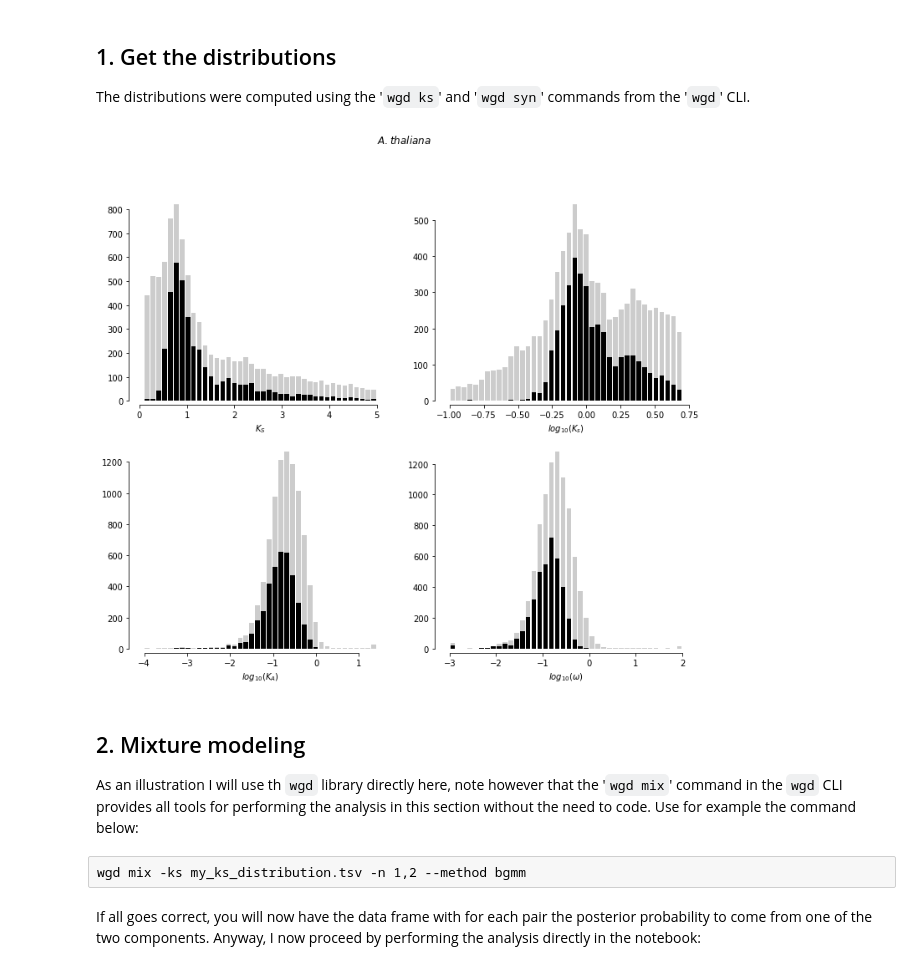
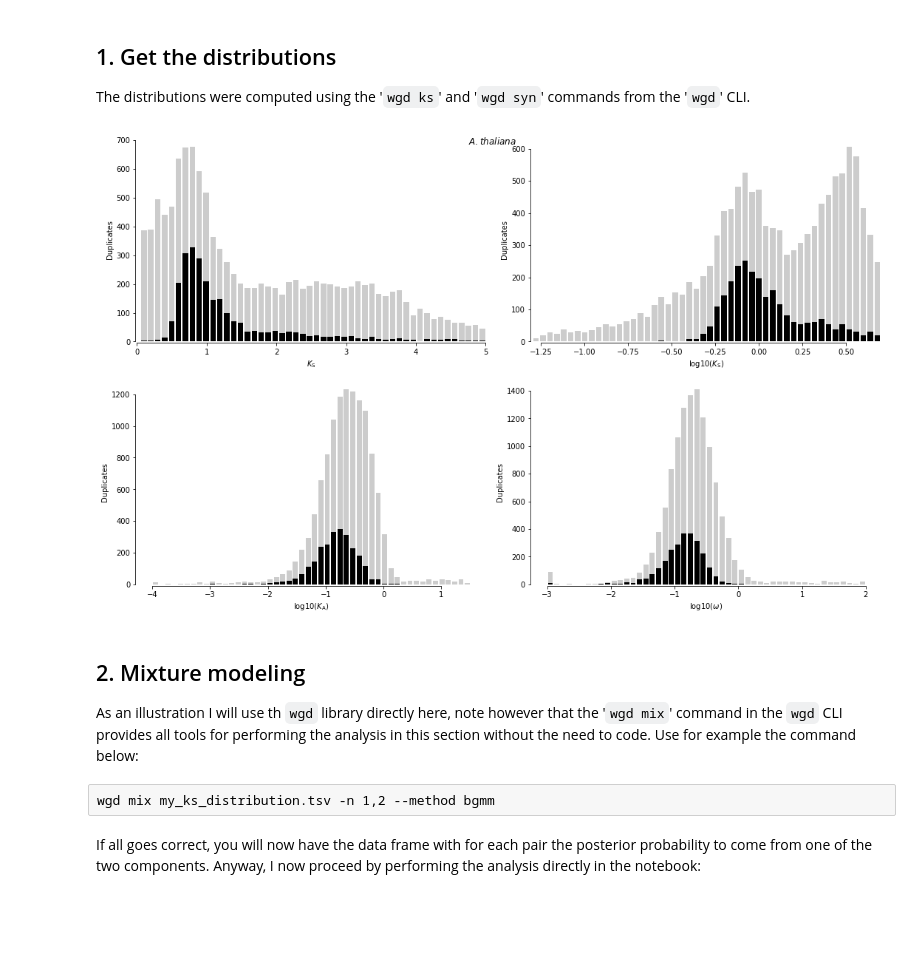
Before and after one commit to arzwa/wgd, a Jupyter notebook: example/wgd_go_enrichment.ipynb, the cells around one changed output. Drawn from its saved outputs; the diff is of its cells as text; code cells hidden in the pictures; blank space fills up the shorter version.

```diff
--- a/example/wgd_go_enrichment.ipynb
+++ b/example/wgd_go_enrichment.ipynb
@@ -14,17 +13,16 @@ import goenrich
 
 The distributions were computed using the '`wgd ks`' and '`wgd syn`' commands from the '`wgd`' CLI.
 # %%
-full_ks = pd.read_csv('../test_data/fasttree_ath_aly/wgd_ks/cds.ath.tfa.ks.tsv', sep='\t', index_col=0)
-anchors_ks = pd.read_csv('../test_data/fasttree_ath_aly/wgd_syn/cds.ath.tfa.blast.tsv.mcl.ks_anchors.tsv', sep='\t', index_col=0)
-plot_selection(dists=[full_ks, anchors_ks], title='$A. thaliana$')
-plt.show()
+full_ks = pd.read_csv('./data/ath.ks.tsv', sep='\t', index_col=0)
+anchors_ks = pd.read_csv('./data/ath_anchors.ks.tsv', sep='\t', index_col=0)
+plot_selection(dists=[full_ks, anchors_ks], title='$A. thaliana$');
 # %% [output]
-[figure, old version]
+[figure, new version]
 # %% [markdown]
 ## 2. Mixture modeling
 
 As an illustration I will use th `wgd` library directly here, note however that the '`wgd mix`' command in the `wgd` CLI provides all tools for performing the analysis in this section without the need to code. Use for example the command below:
 # %% [raw]
-wgd mix -ks my_ks_distribution.tsv -n 1,2 --method bgmm
+wgd mix my_ks_distribution.tsv -n 1,2 --method bgmm
 # %% [markdown]
 If all goes correct, you will now have the data frame with for each pair the posterior probability to come from one of the two components. Anyway, I now proceed by performing the analysis directly in the notebook:
```
Also changed, not shown: parts of 10 cells of this notebook, 9 other files.
